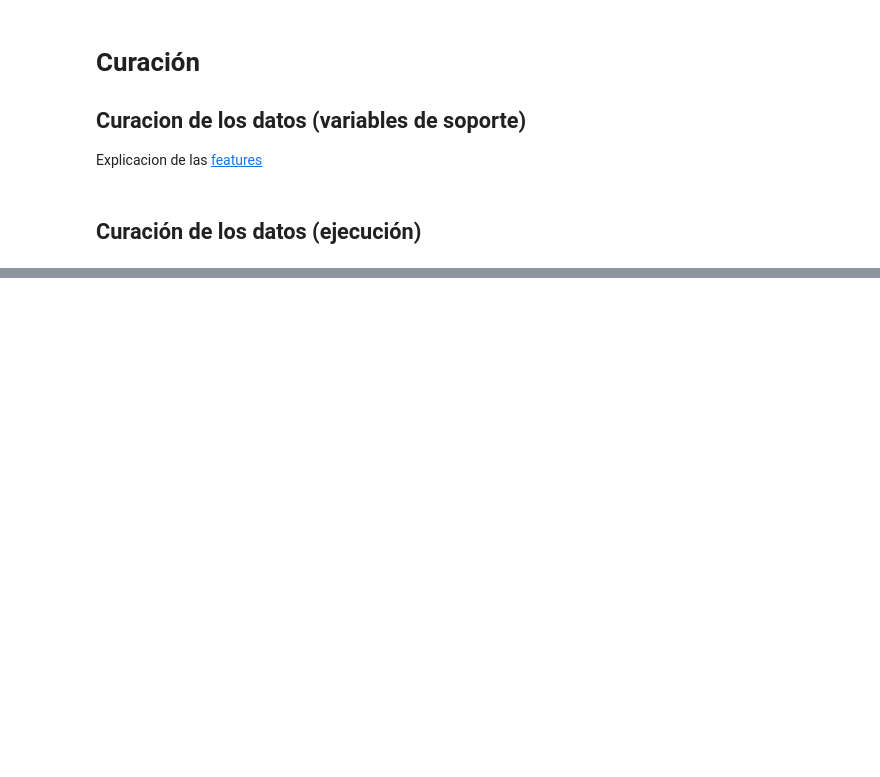
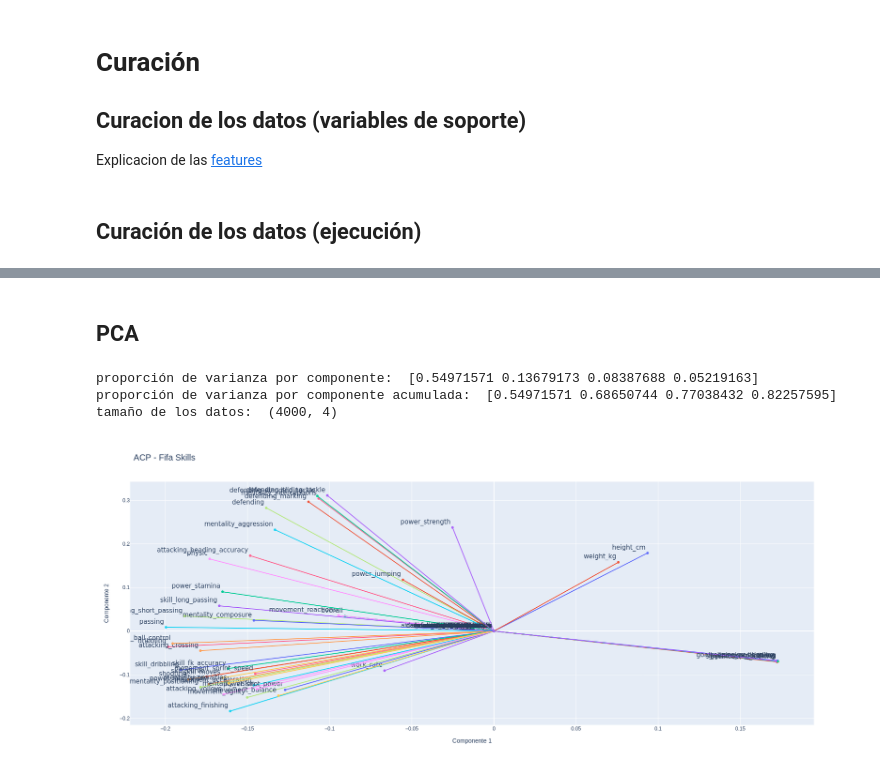
Before and after one commit to danicattaneob/diplo-datos-ayvd-g1, a Jupyter notebook: 5_aprendizaje_no_supervisado/ntb_embedings_fifa_2020.ipynb, the cells around one changed output, grey strips where cells are left out. Saved outputs shown, nothing was run; the diff lists cells and outputs as text; code cells hidden in the pictures; blank space fills up the shorter version.

```diff
--- a/5_aprendizaje_no_supervisado/ntb_embedings_fifa_2020.ipynb
+++ b/5_aprendizaje_no_supervisado/ntb_embedings_fifa_2020.ipynb
@@ -378,0 +379,46 @@ iplot(fig)
+# %% [markdown]
+## PCA
+# %%
+from sklearn import preprocessing
+
+std_scale=preprocessing.StandardScaler().fit(dfn)
+X_scaled=std_scale.transform(dfn)
+# %%
+from sklearn import decomposition
+pca=decomposition.PCA(n_components=4) #elegimos 2, 3 o 4 pero pueden ser más,
+
+pca.fit(X_scaled) #input data is centered but not scaled for each feature before applying the SVD
+
+# proporción de varianza
+print('proporción de varianza por componente: ', pca.explained_variance_ratio_)
+# proporción de varianza acumulada
+print ('proporción de varianza por componente acumulada: ', pca.explained_variance_ratio_.cumsum())
+
+X_projected=pca.transform(X_scaled) #numpy array
+print ('tamaño de los datos: ', X_projected.shape)
+# %% [output]
+proporción de varianza por componente:  [0.54971571 0.13679173 0.08387688 0.05219163]
+proporción de varianza por componente acumulada:  [0.54971571 0.68650744 0.77038432 0.82257595]
+tamaño de los datos:  (4000, 4)
+# %%
+#Graph 1
+pcs=pca.components_
+
+data=[]
+
+for i, (x,y) in enumerate(zip(pcs[0,:],pcs[1,:])):
+    graph=go.Scatter(x=[0,x],y=[0,y],text=dfn.columns[i],
+                     mode='lines+markers+text',textposition='top left',textfont=dict(family='sans serif',size=15))
+    data.append(graph)
+
+layout = go.Layout(title="ACP - Fifa Skills",titlefont=dict(size=20),
+            xaxis=dict(title='Componente 1'),
+            yaxis=dict(title='Componente 2'),
+            autosize=False, width=1050,height=750,
+            showlegend=False)
+
+fig = go.Figure(data=data, layout=layout)
+
+iplot(fig)
+# %% [output]
+[figure, added]
```
Also changed, not shown: parts of 12 cells of this notebook.
